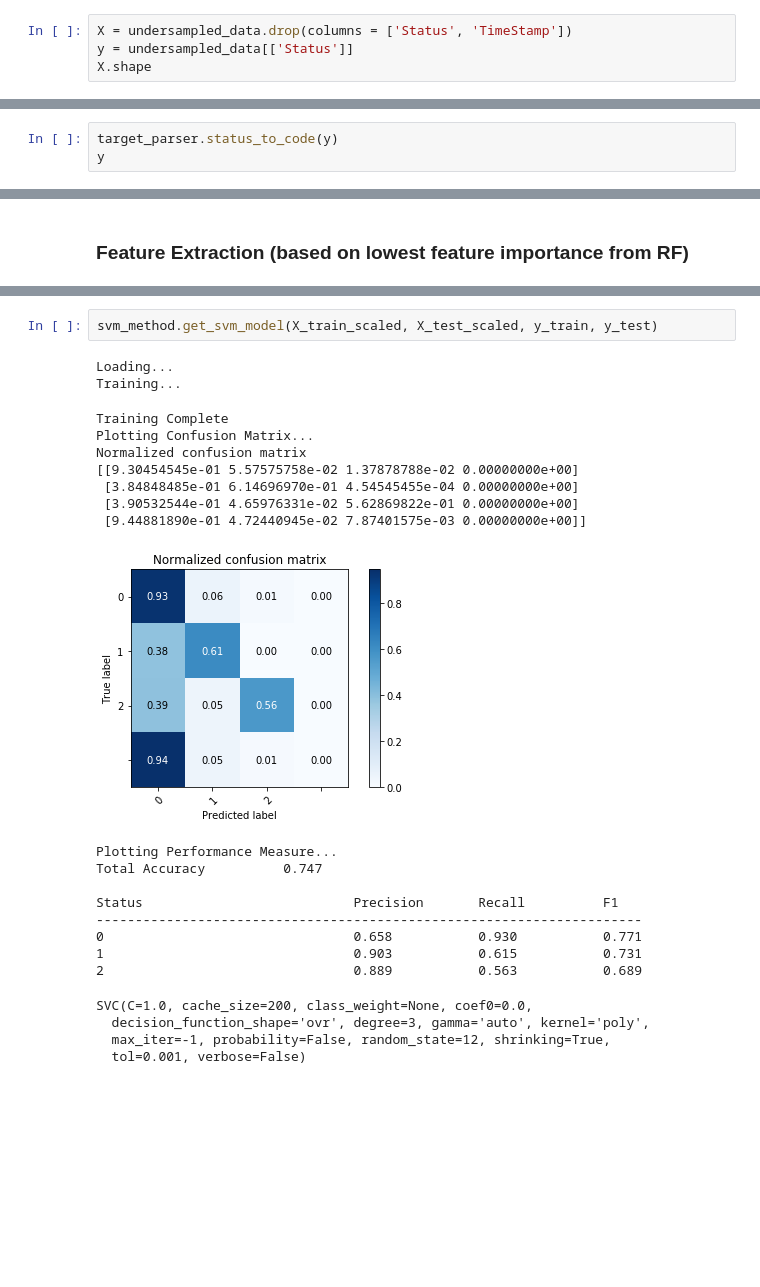
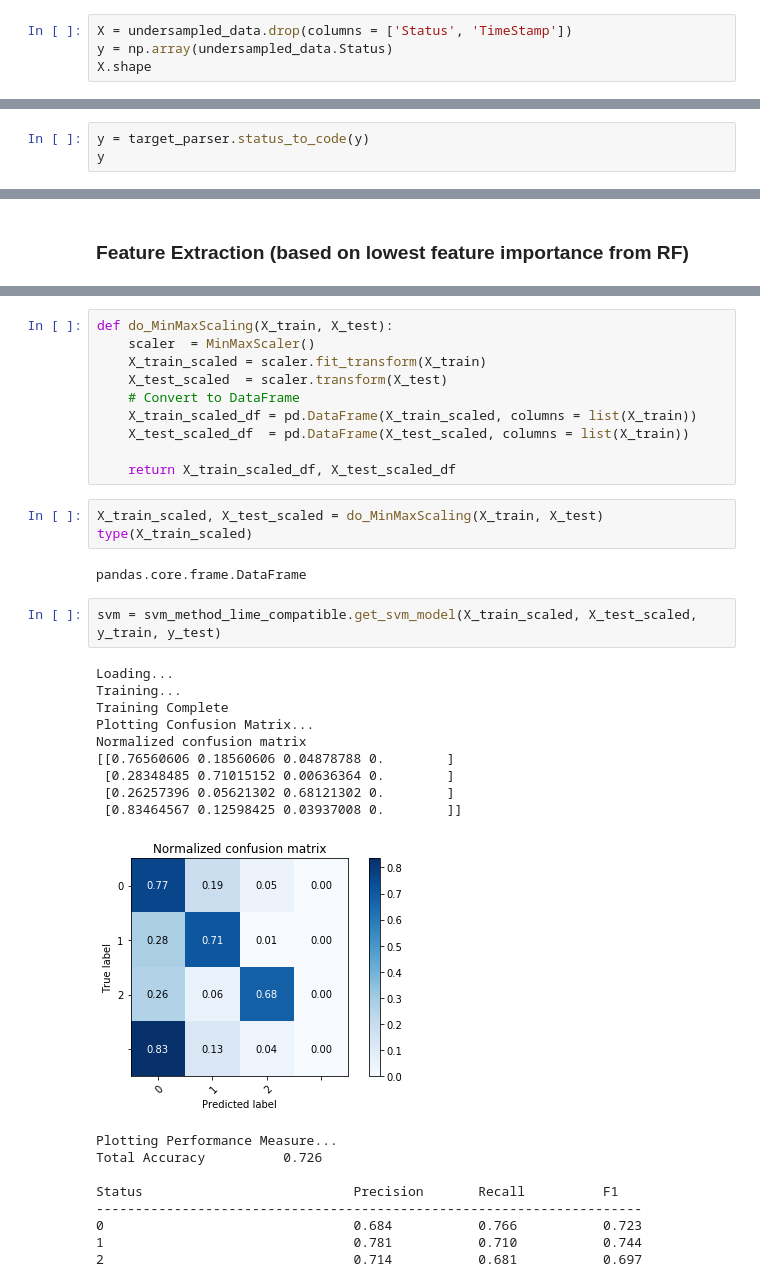
Before and after one commit to StianIsmar/project-thesis, a Jupyter notebook: TE/models/run_models_morten.ipynb, the cells around one changed output, grey strips where cells are left out. Saved outputs shown, nothing was run; the diff lists cells and outputs as text; blank space fills up the shorter version.

Commit message:
run_models_morten_ works with lime

```diff
--- a/TE/models/run_models_morten.ipynb
+++ b/TE/models/run_models_morten.ipynb
@@ -60,7 +65,7 @@ Status_62_Substatus_30:  0.861%          383
 <Figure size 1440x1152 with 0 Axes>
 # %%
 X = undersampled_data.drop(columns = ['Status', 'TimeStamp'])
-y = undersampled_data[['Status']]
+y = np.array(undersampled_data.Status)
 X.shape
 # %% [output]
 (44481, 34)
@@ -88,6 +78,6 @@ y
 # %% [markdown]
 ### Translate status codes to int for easier comparison
 # %%
-target_parser.status_to_code(y)
+y = target_parser.status_to_code(y)
 y
 # %% [output]
@@ -243,25 +140,36 @@ X_test_scaled.head(10)
+# %%
+def do_MinMaxScaling(X_train, X_test):
+    scaler  = MinMaxScaler()
+    X_train_scaled = scaler.fit_transform(X_train)
+    X_test_scaled  = scaler.transform(X_test)
+    # Convert to DataFrame
+    X_train_scaled_df = pd.DataFrame(X_train_scaled, columns = list(X_train))
+    X_test_scaled_df  = pd.DataFrame(X_test_scaled, columns = list(X_train))
+
+    return X_train_scaled_df, X_test_scaled_df
+# %%
+X_train_scaled, X_test_scaled = do_MinMaxScaling(X_train, X_test)
+type(X_train_scaled)
+# %% [output]
+pandas.core.frame.DataFrame
 # %%
-svm_method.get_svm_model(X_train_scaled, X_test_scaled, y_train, y_test)
+svm = svm_method_lime_compatible.get_svm_model(X_train_scaled, X_test_scaled, y_train, y_test)
 # %% [output]
 Loading...
 Training...
+Training Complete
+Plotting Confusion Matrix...
+Normalized confusion matrix
+[[0.76560606 0.18560606 0.04878788 0.        ]
+ [0.28348485 0.71015152 0.00636364 0.        ]
+ [0.26257396 0.05621302 0.68121302 0.        ]
+ [0.83464567 0.12598425 0.03937008 0.        ]]
+[figure, new version]
-Training Complete
-Plotting Confusion Matrix...
-Normalized confusion matrix
-[[9.30454545e-01 5.57575758e-02 1.37878788e-02 0.00000000e+00]
- [3.84848485e-01 6.14696970e-01 4.54545455e-04 0.00000000e+00]
- [3.90532544e-01 4.65976331e-02 5.62869822e-01 0.00000000e+00]
- [9.44881890e-01 4.72440945e-02 7.87401575e-03 0.00000000e+00]]
+Plotting Performance Measure...
+Total Accuracy          0.726
+
+Status                           Precision       Recall          F1
+----------------------------------------------------------------------
+0                                0.684           0.766           0.723
+1                                0.781           0.710           0.744
+2                                0.714           0.681           0.697
-[figure, old version]
-Plotting Performance Measure...
-Total Accuracy          0.747
-
-Status                           Precision       Recall          F1
-----------------------------------------------------------------------
-0                                0.658           0.930           0.771
-1                                0.903           0.615           0.731
-2                                0.889           0.563           0.689
-SVC(C=1.0, cache_size=200, class_weight=None, coef0=0.0,
-  decision_function_shape='ovr', degree=3, gamma='auto', kernel='poly',
-  max_iter=-1, probability=False, random_state=12, shrinking=True,
-  tol=0.001, verbose=False)
```
Also changed, not shown: parts of 14 cells of this notebook, 1 other file.
